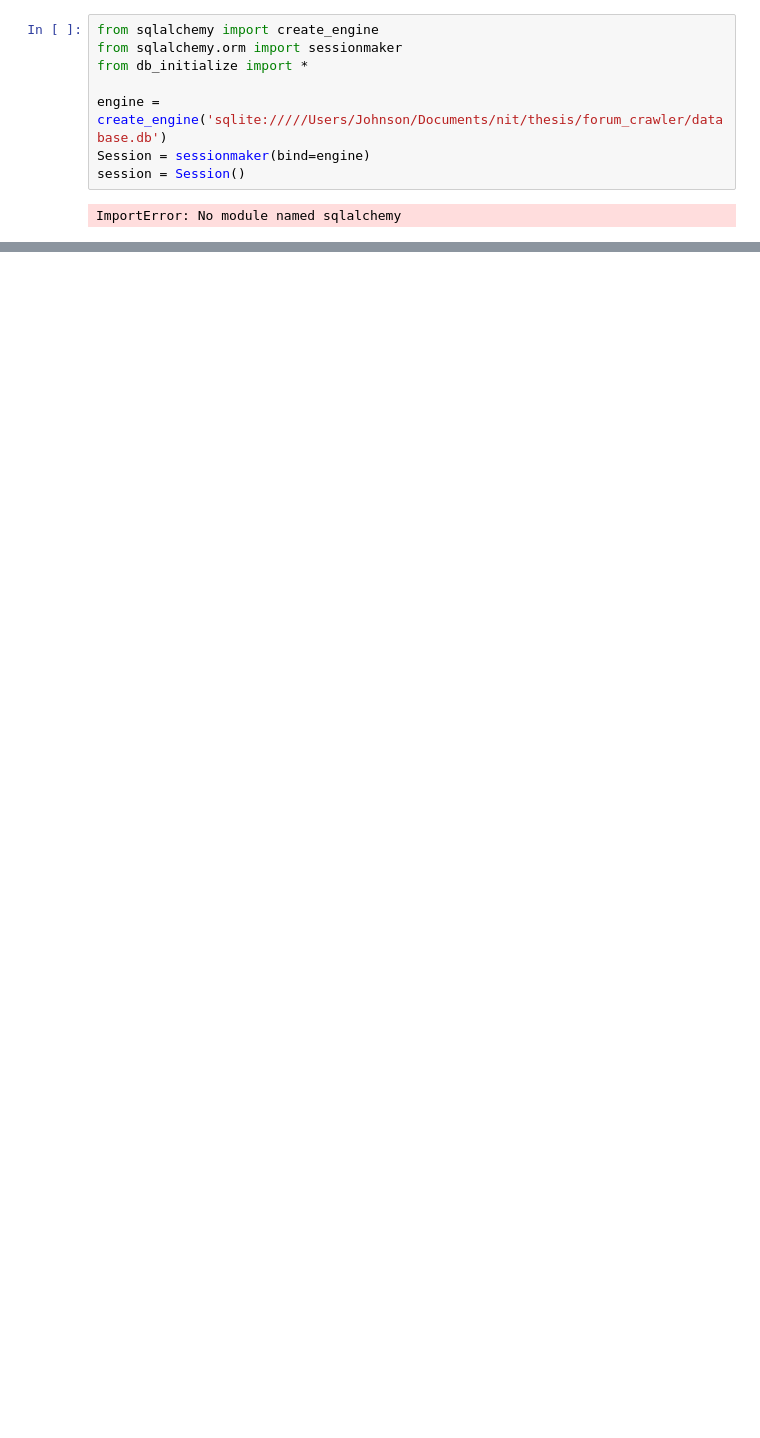
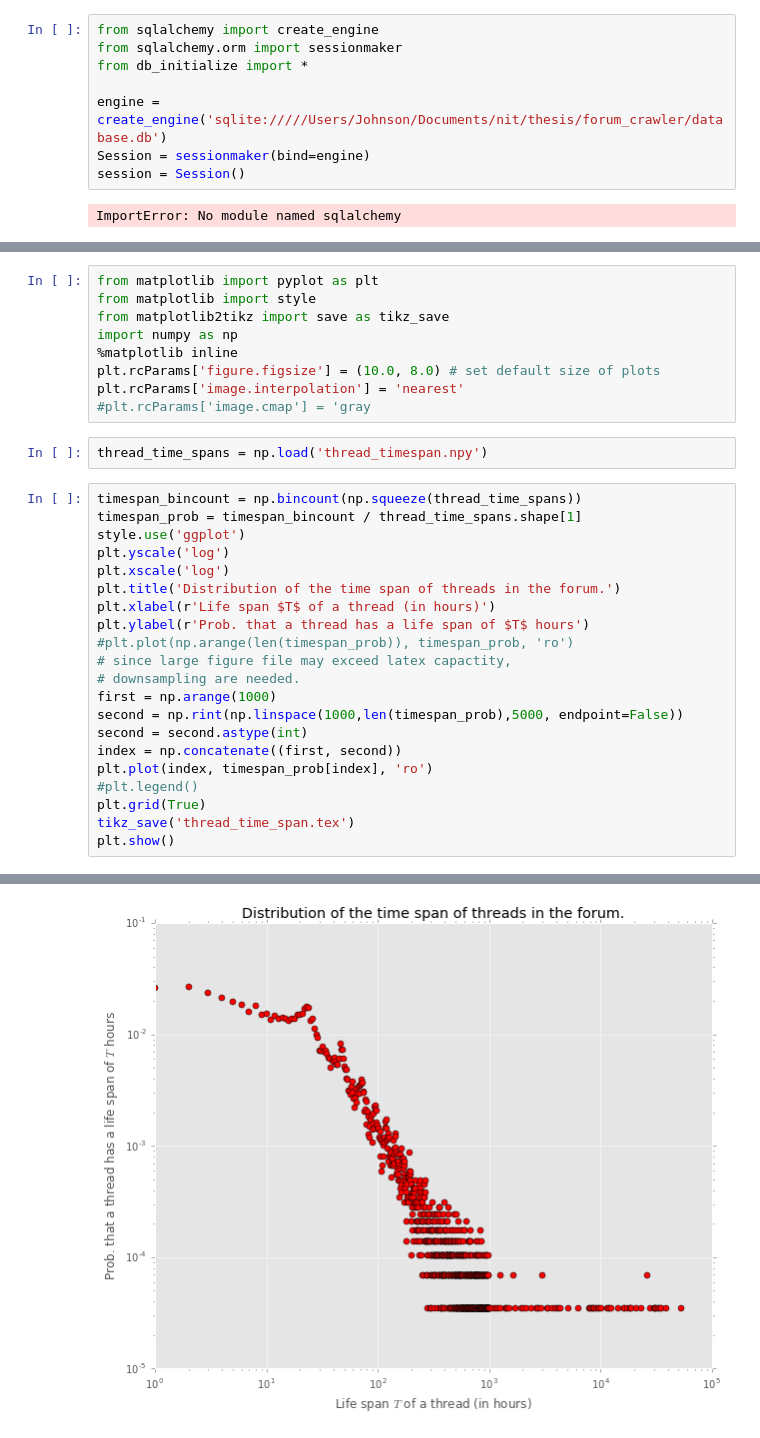
Before and after one commit to stomachacheGE/forum_crawler, a Jupyter notebook: Untitled1.ipynb, the cells around one changed output, grey strips where cells are left out. Drawn from its saved outputs; the diff is of its cells as text; blank space fills up the shorter version.

```diff
--- a/Untitled1.ipynb
+++ b/Untitled1.ipynb
@@ -10,0 +69,33 @@ ImportError: No module named sqlalchemy
+# %%
+from matplotlib import pyplot as plt
+from matplotlib import style
+from matplotlib2tikz import save as tikz_save
+import numpy as np
+%matplotlib inline
+plt.rcParams['figure.figsize'] = (10.0, 8.0) # set default size of plots
+plt.rcParams['image.interpolation'] = 'nearest'
+#plt.rcParams['image.cmap'] = 'gray
+# %%
+thread_time_spans = np.load('thread_timespan.npy')
+# %%
+timespan_bincount = np.bincount(np.squeeze(thread_time_spans))
+timespan_prob = timespan_bincount / thread_time_spans.shape[1]
+style.use('ggplot')
+plt.yscale('log')
+plt.xscale('log')
+plt.title('Distribution of the time span of threads in the forum.')
+plt.xlabel(r'Life span $T$ of a thread (in hours)')
+plt.ylabel(r'Prob. that a thread has a life span of $T$ hours')
+#plt.plot(np.arange(len(timespan_prob)), timespan_prob, 'ro')
+# since large figure file may exceed latex capactity,
+# downsampling are needed.
+first = np.arange(1000)
+second = np.rint(np.linspace(1000,len(timespan_prob),5000, endpoint=False))
+second = second.astype(int)
+index = np.concatenate((first, second))
+plt.plot(index, timespan_prob[index], 'ro')
+#plt.legend()
+plt.grid(True)
+tikz_save('thread_time_span.tex')
+plt.show()
+# %% [output]
@@ -10,0 +111 @@ ImportError: No module named sqlalchemy
+[figure, added]
```
Also changed, not shown: parts of 9 cells of this notebook, 3 other files.
